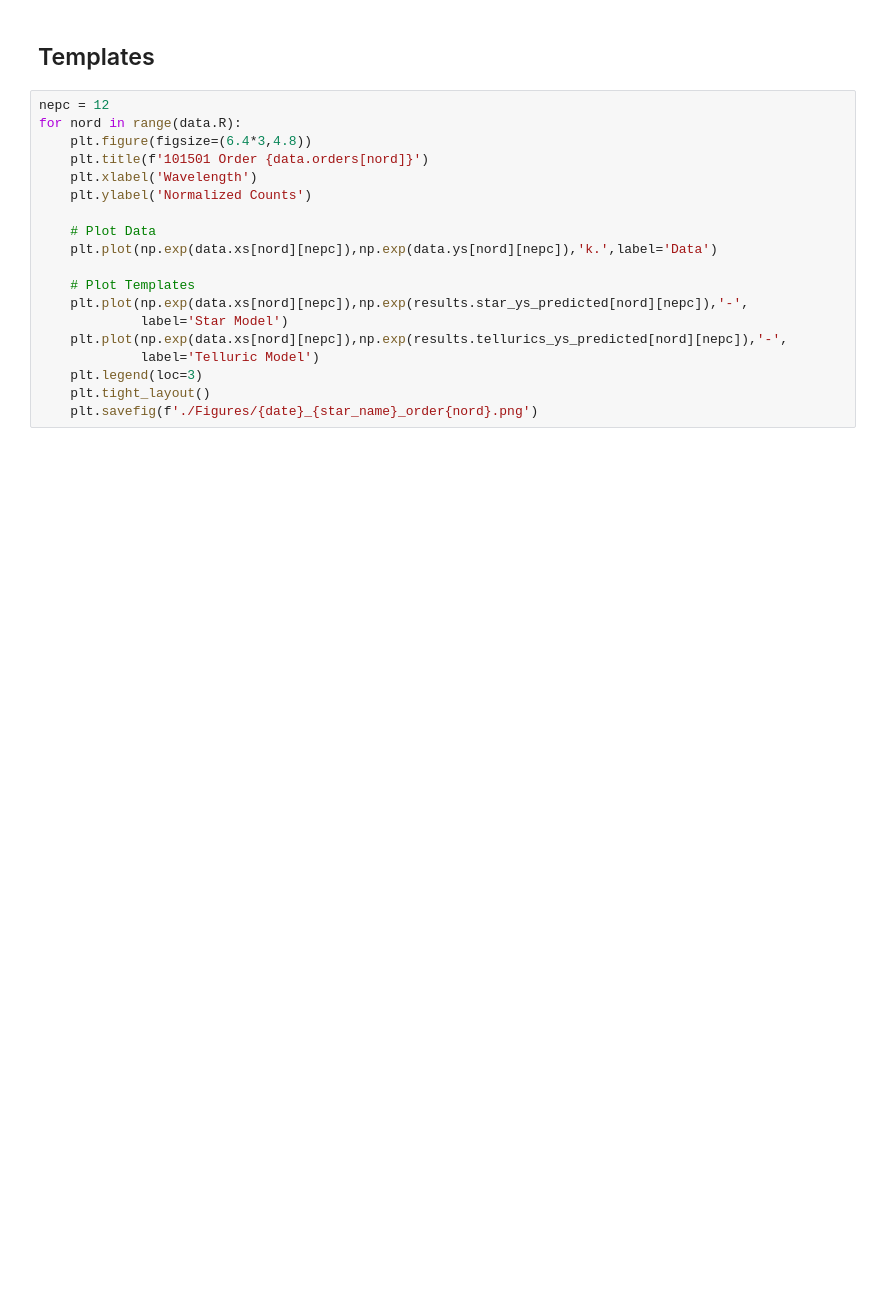
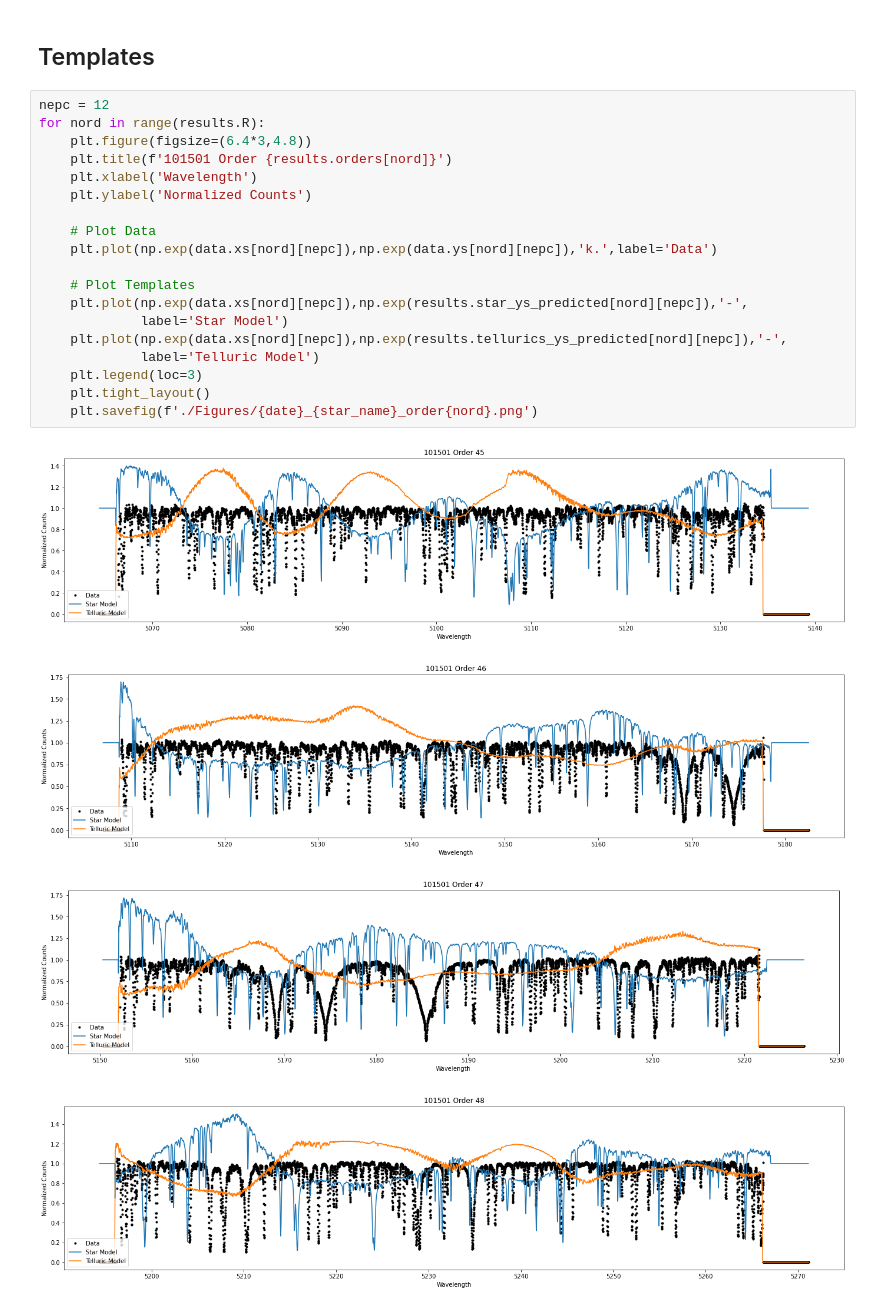
Before and after one commit to lilyling27/wobble, a Jupyter notebook: notebooks/check101501.ipynb, the cells around one changed output. Saved outputs shown, nothing was run; the diff lists cells and outputs as text; blank space fills up the shorter version.

```diff
--- a/notebooks/check101501.ipynb
+++ b/notebooks/check101501.ipynb
@@ -45,20 +47,25 @@ plt.errorbar(wt,wr,yerr=we,marker='o',linestyle='None')
 ## Templates
 # %%
 nepc = 12
-for nord in range(data.R):
+for nord in range(results.R):
     plt.figure(figsize=(6.4*3,4.8))
-    plt.title(f'101501 Order {data.orders[nord]}')
+    plt.title(f'101501 Order {results.orders[nord]}')
     plt.xlabel('Wavelength')
     plt.ylabel('Normalized Counts')
 
     # Plot Data
     plt.plot(np.exp(data.xs[nord][nepc]),np.exp(data.ys[nord][nepc]),'k.',label='Data')
 
     # Plot Templates
     plt.plot(np.exp(data.xs[nord][nepc]),np.exp(results.star_ys_predicted[nord][nepc]),'-',
              label='Star Model')
     plt.plot(np.exp(data.xs[nord][nepc]),np.exp(results.tellurics_ys_predicted[nord][nepc]),'-',
              label='Telluric Model')
     plt.legend(loc=3)
     plt.tight_layout()
     plt.savefig(f'./Figures/{date}_{star_name}_order{nord}.png')
+# %% [output]
+[figure, added]
+[figure, added]
+[figure, added]
+[figure, added]
```
Also changed, not shown: parts of 4 cells of this notebook, 2 other files.
